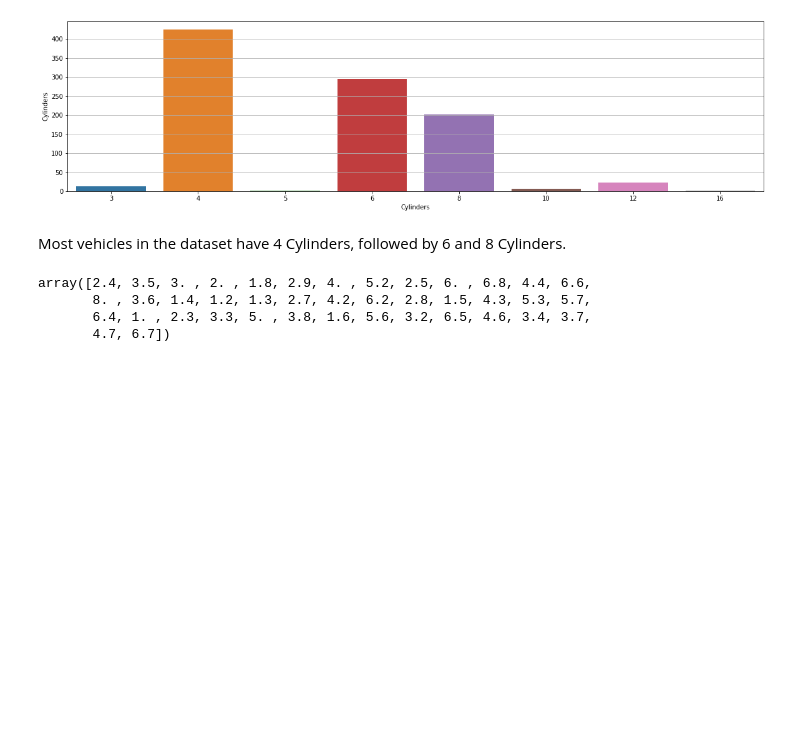
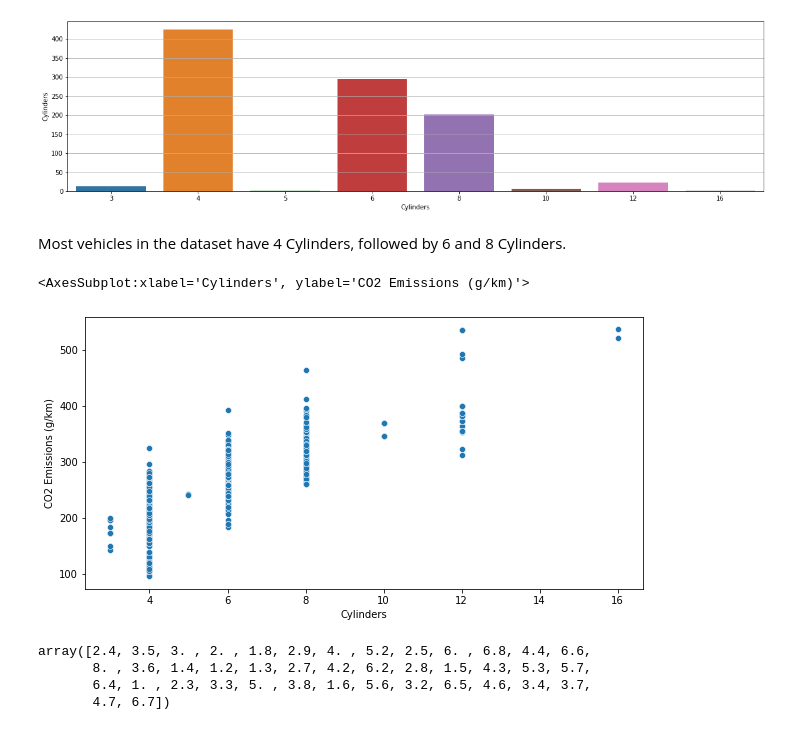
Before and after one commit to JohannesBeneke/EDA-Vehicle-Emissions, a Jupyter notebook: eda_emissions.ipynb, the cells around one changed output. Saved outputs shown, nothing was run; the diff lists cells and outputs as text; code cells hidden in the pictures; blank space fills up the shorter version.

```diff
--- a/eda_emissions.ipynb
+++ b/eda_emissions.ipynb
@@ -270,6 +271,12 @@ Text(0.5, 0, 'Cylinders')
 [figure]
 # %% [markdown]
 Most vehicles in the dataset have 4 Cylinders, followed by 6 and 8 Cylinders.
+# %%
+plt.figure(figsize=(10,5))
+sns.scatterplot(data=df, x='Cylinders', y='CO2 Emissions (g/km)')
+# %% [output]
+<AxesSubplot:xlabel='Cylinders', ylabel='CO2 Emissions (g/km)'>
+[figure, added]
 # %%
 df['Engine Size (L)'].unique()
 # %% [output]
```
Also changed, not shown: parts of 16 cells of this notebook.
